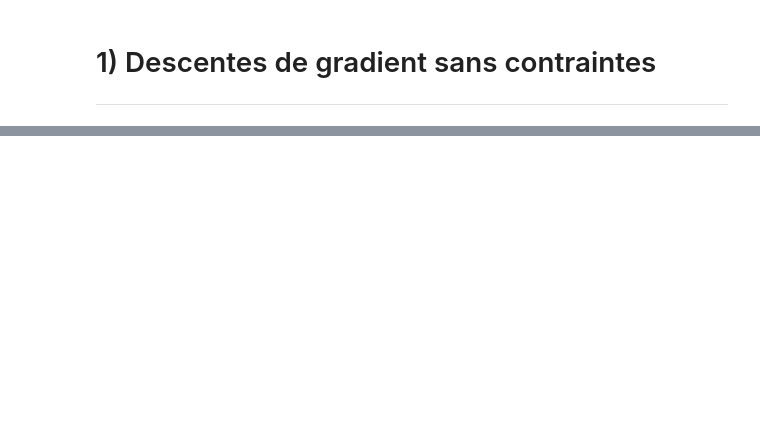
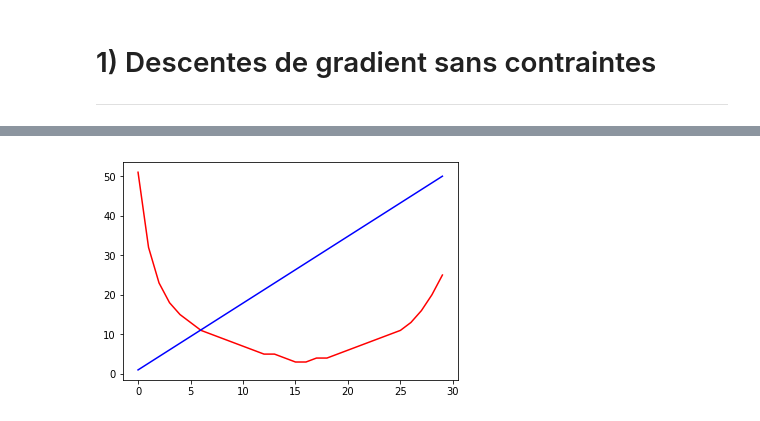
Before and after one commit to Garfounkel/Convex-Optimisation, a Jupyter notebook: ocvx_exam2_2019.ipynb, the cells around one changed output, grey strips where cells are left out. Saved outputs shown, nothing was run; the diff lists cells and outputs as text; code cells hidden in the pictures; blank space fills up the shorter version.

```diff
--- a/ocvx_exam2_2019.ipynb
+++ b/ocvx_exam2_2019.ipynb
@@ -97,0 +113,4 @@ for a in range(1, 10):
+# %%
+eval_nb_iterations(0.035)
+# %% [output]
+[figure, added]
```
Also changed, not shown: parts of 10 cells of this notebook.
